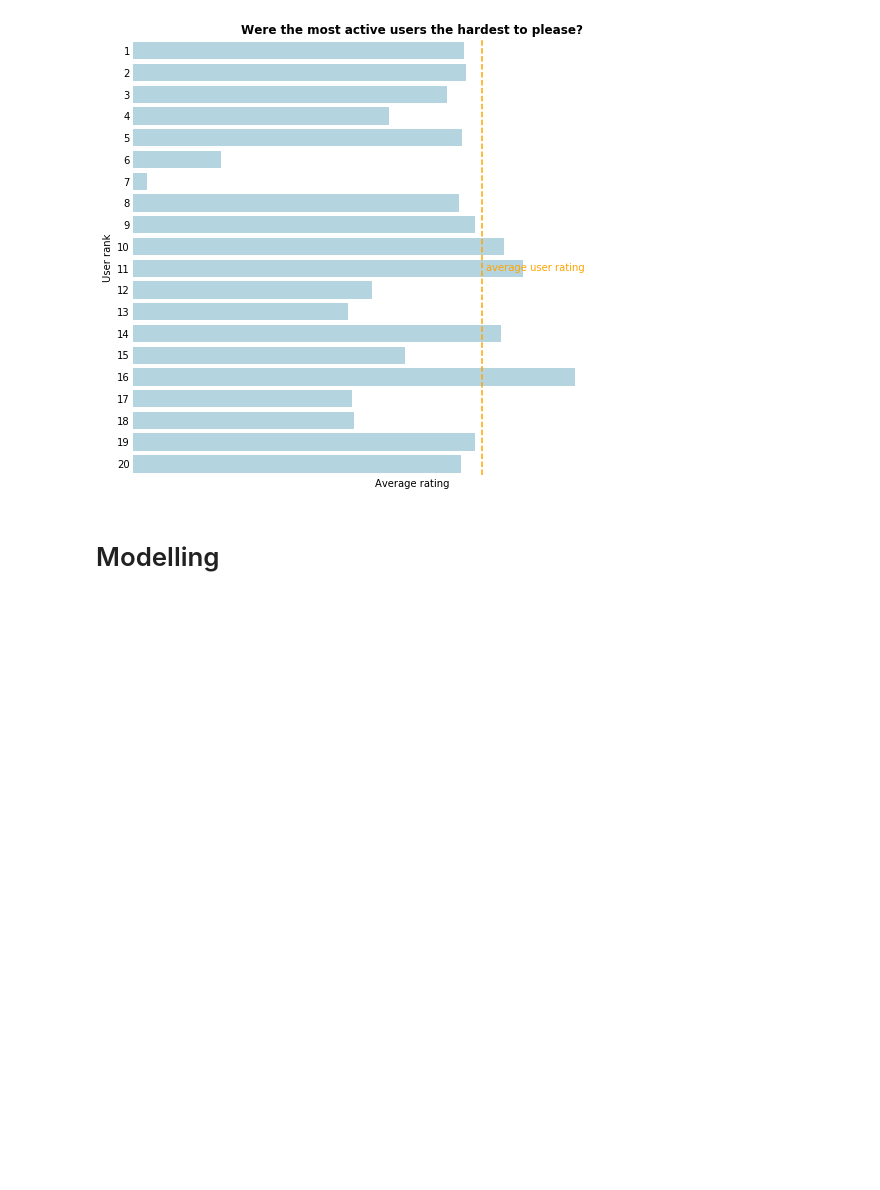
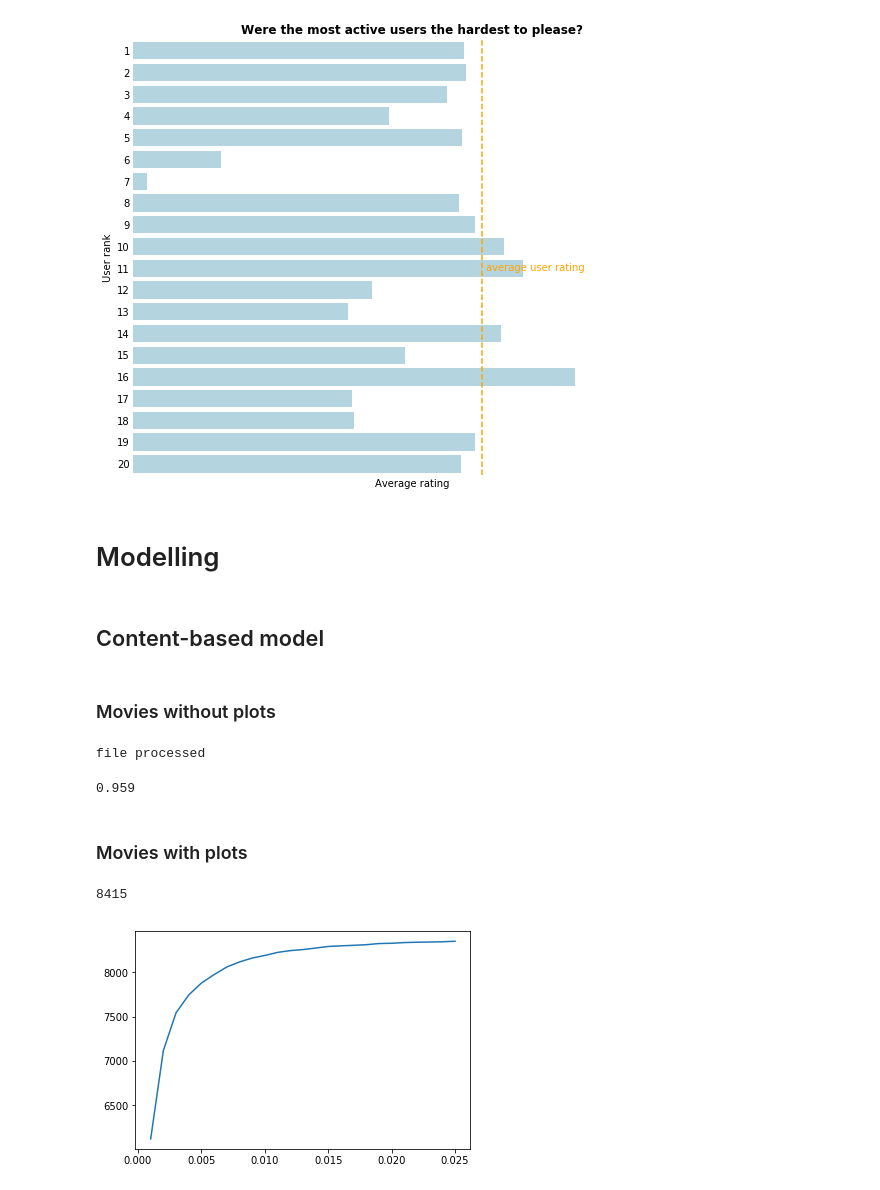
Before and after one commit to jackbustertann/Movie_recommendation_system, a Jupyter notebook: index.ipynb, the cells around one changed output. Cells and saved outputs as stored; diff of their text form; code cells hidden in the pictures; blank space fills up the shorter version.

Commit message:
adding content-based system file

```diff
--- a/index.ipynb
+++ b/index.ipynb
@@ -130,3 +170,28 @@ ax.set_ylabel('User rank');
 [figure]
 # %% [markdown]
 # Modelling
+# %% [markdown]
+## Content-based model
+# %% [markdown]
+### Movies without plots
+# %%
+# pre-processing movies for content-based system
+content_preprocessor('movies_cleaned_and_reduced.csv', 'preprocessed_content.csv')
+# %% [output]
+file processed
+# %%
+# importing preprocessed movies, without plots
+content_df = pd.read_csv('preprocessed_content.csv').drop(columns = 'Unnamed: 0')
+# %%
+# converting preprocessed movie dataframe into a matrix
+tf_matrix = np.array(content_df.drop(columns = ['title']))
+# %%
+# calculating personalisation score for first 1000 movies
+round(personalisation_score(tf_matrix[:1000], 10), 3)
+# %% [output]
+0.959
+# %% [markdown]
+### Movies with plots
+# %%
+# preprocessing plots
+plot_tokens = movies_df['plot'].map(lambda x: text_preprocessor(x))
@@ -132,0 +201,16 @@ ax.set_ylabel('User rank');
+# %%
+# initial number of tokens
+tf_matrix_all.shape[1]
+# %% [output]
+8415
+# %%
+# choosing a maximum token frequency
+max_freqs = list(np.arange(0.001, 0.02505, 0.001))
+n_tokens = []
+for freq in max_freqs:
+    tf_matrix, features = create_tf_matrix(plot_tokens, max_freq = freq)
+    n_tokens.append(tf_matrix.shape[1])
+plt.plot(max_freqs, n_tokens);
+# number of tokens stagnates beyond a maximum token frequency of 0.005
+# %% [output]
+[figure, added]
```
Also changed, not shown: parts of 22 cells of this notebook, 4 other files.
